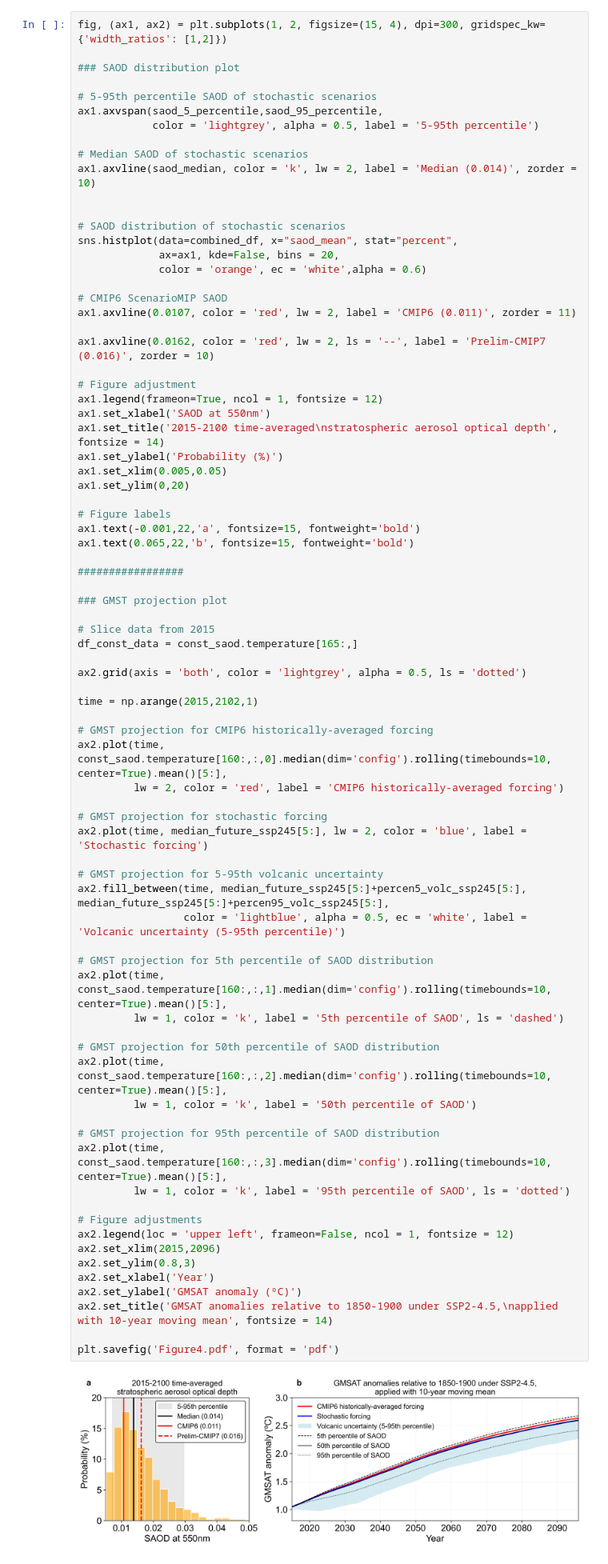
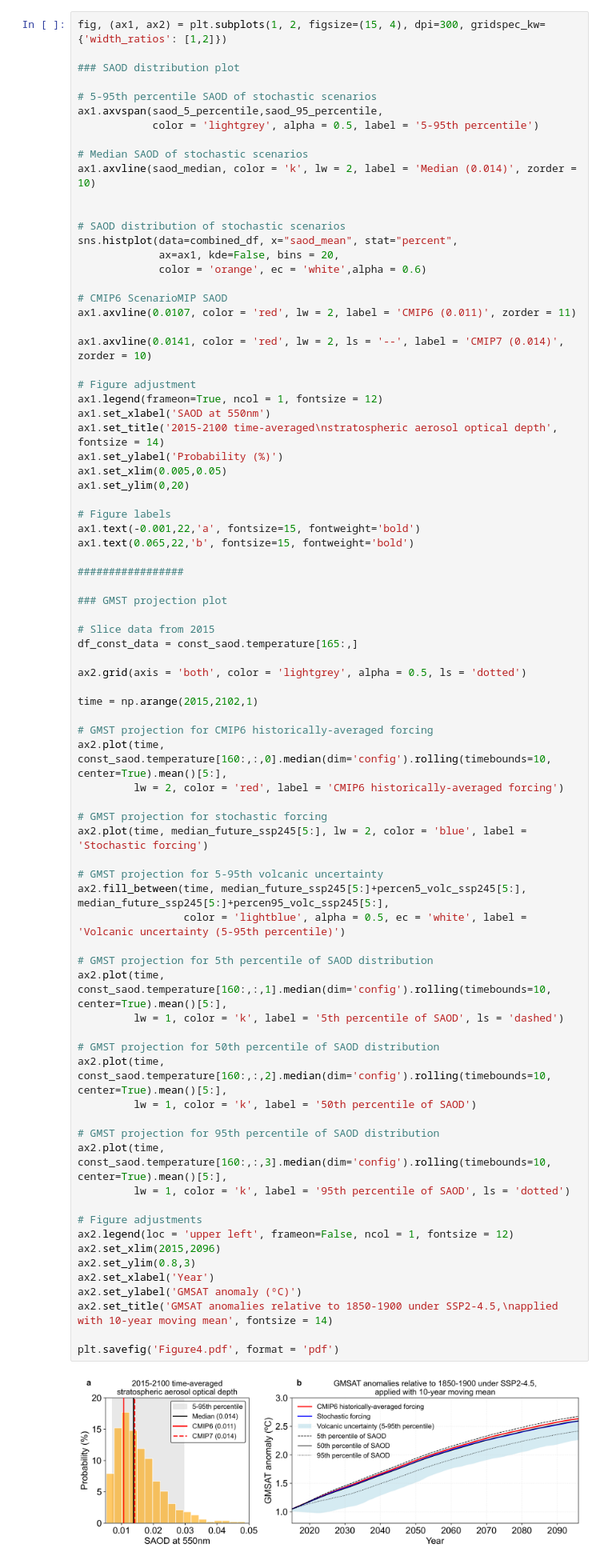
Before and after one commit to maychim/Stochastic-volc-FAIR, a Jupyter notebook: Figure4.ipynb, the cells around one changed output. Shown: that part at 80% size. Drawn from its saved outputs; the diff is of its cells as text.

Commit message:
Update CMIP7 volcanic forcing values

```diff
--- a/Figure4.ipynb
+++ b/Figure4.ipynb
@@ -134,7 +134,7 @@ sns.histplot(data=combined_df, x="saod_mean", stat="percent",
 # CMIP6 ScenarioMIP SAOD
 ax1.axvline(0.0107, color = 'red', lw = 2, label = 'CMIP6 (0.011)', zorder = 11)
 
-ax1.axvline(0.0162, color = 'red', lw = 2, ls = '--', label = 'Prelim-CMIP7 (0.016)', zorder = 10)
+ax1.axvline(0.0141, color = 'red', lw = 2, ls = '--', label = 'CMIP7 (0.014)', zorder = 10)
 
 # Figure adjustment
 ax1.legend(frameon=True, ncol = 1, fontsize = 12)
@@ -165,31 +165,31 @@ ax2.plot(time, const_saod.temperature[160:,:,0].median(dim='config').rolling(tim
 
 # GMST projection for stochastic forcing
 ax2.plot(time, median_future_ssp245[5:], lw = 2, color = 'blue', label = 'Stochastic forcing')
 
 # GMST projection for 5-95th volcanic uncertainty
 ax2.fill_between(time, median_future_ssp245[5:]+percen5_volc_ssp245[5:], median_future_ssp245[5:]+percen95_volc_ssp245[5:],
                  color = 'lightblue', alpha = 0.5, ec = 'white', label = 'Volcanic uncertainty (5-95th percentile)')
 
 # GMST projection for 5th percentile of SAOD distribution
 ax2.plot(time, const_saod.temperature[160:,:,1].median(dim='config').rolling(timebounds=10, center=True).mean()[5:],
          lw = 1, color = 'k', label = '5th percentile of SAOD', ls = 'dashed')
 
 # GMST projection for 50th percentile of SAOD distribution
 ax2.plot(time, const_saod.temperature[160:,:,2].median(dim='config').rolling(timebounds=10, center=True).mean()[5:],
          lw = 1, color = 'k', label = '50th percentile of SAOD')
 
 # GMST projection for 95th percentile of SAOD distribution
 ax2.plot(time, const_saod.temperature[160:,:,3].median(dim='config').rolling(timebounds=10, center=True).mean()[5:],
          lw = 1, color = 'k', label = '95th percentile of SAOD', ls = 'dotted')
 
 # Figure adjustments
 ax2.legend(loc = 'upper left', frameon=False, ncol = 1, fontsize = 12)
 ax2.set_xlim(2015,2096)
 ax2.set_ylim(0.8,3)
 ax2.set_xlabel('Year')
 ax2.set_ylabel('GMSAT anomaly (ºC)')
 ax2.set_title('GMSAT anomalies relative to 1850-1900 under SSP2-4.5,\napplied with 10-year moving mean', fontsize = 14)
 
 plt.savefig('Figure4.pdf', format = 'pdf')
 # %% [output]
-[figure, old version]
+[figure, new version]
```
